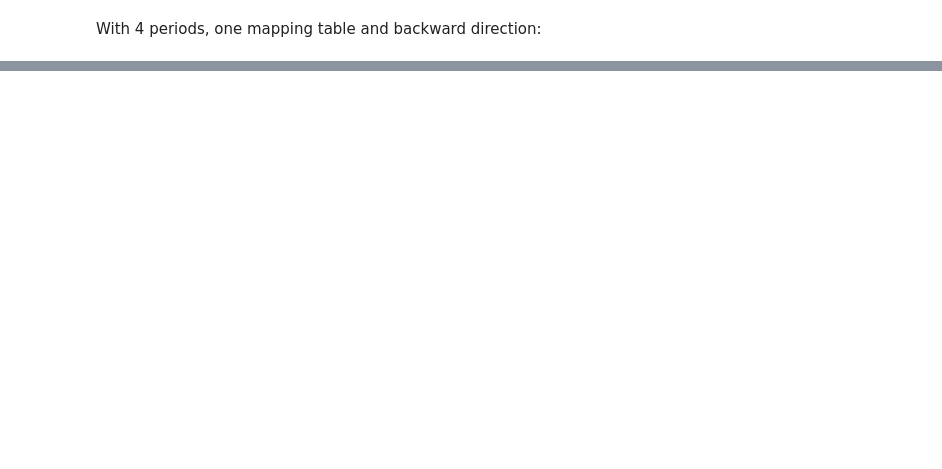
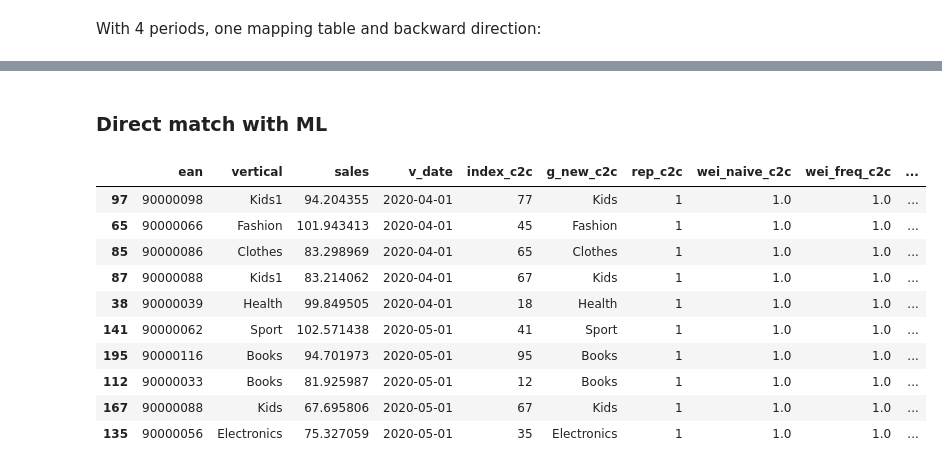
Before and after one commit to Polkas/py-cat2cat, a Jupyter notebook: docs/example.ipynb, the cells around one changed output, grey strips where cells are left out. Drawn from its saved outputs; the diff is of its cells as text; code cells hidden in the pictures; blank space fills up the shorter version.

Commit message:
direct match

```diff
--- a/docs/example.ipynb
+++ b/docs/example.ipynb
@@ -6,9 +19,10 @@ To use `cat2cat` in a project:
 ### Load example data
 # %%
 # cat2cat datasets
-from cat2cat.datasets import load_trans, load_occup
+from cat2cat.datasets import load_trans, load_occup, load_verticals
 trans = load_trans()
 occup = load_occup()
+verticals = load_verticals()
 # %% [markdown]
 ### Low-level functions
 # %%
@@ -147,0 +176,22 @@ The graphs present how the `cat2cat` function (and the underlying procedure) wor
+# %%
+vert_old = verticals.loc[verticals["v_date"] == "2020-04-01", :]
+vert_new = verticals.loc[verticals["v_date"] == "2020-05-01", :]
+
+## extract mapping (transition) table from data using identifier
+trans_v = vert_old.merge(vert_new, on = "ean", how = "inner")\
+.loc[:, ["vertical_x", "vertical_y"]]\
+.drop_duplicates()
+# %%
+data = cat2cat_data(
+  old = vert_old, new = vert_new, id_var = "ean",
+  cat_var_old = "vertical", cat_var_new = "vertical", time_var = "v_date"
+)
+mappings = cat2cat_mappings(trans_v, "backward")
+
+verts = cat2cat(
+  data = data,
+  mappings = mappings
+)
+
+data_final = concat([verts["old"], verts["new"]])
+data_final.groupby(["v_date"]).sample(5)
@@ -147,0 +210,30 @@ The graphs present how the `cat2cat` function (and the underlying procedure) wor
+# %% [markdown]
+### Direct match with ML
+# %%
+ml = cat2cat_ml(
+    vert_old,
+    "vertical",
+    ["sales"],
+    [KNeighborsClassifier()]
+)
+
+verts_ml = cat2cat(
+  data = data,
+  mappings = mappings,
+  ml = ml
+)
+
+data_final = concat([verts_ml["old"], verts_ml["new"]])
+data_final.groupby(["v_date"]).sample(5)
+# %% [output]
+|  | ean | vertical | sales | v_date | index_c2c | g_new_c2c | rep_c2c | wei_naive_c2c | wei_freq_c2c | ... |
+| 97 | 90000098 | Kids1 | 94.204355 | 2020-04-01 | 77 | Kids | 1 | 1.0 | 1.0 | ... |
+| 65 | 90000066 | Fashion | 101.943413 | 2020-04-01 | 45 | Fashion | 1 | 1.0 | 1.0 | ... |
+| 85 | 90000086 | Clothes | 83.298969 | 2020-04-01 | 65 | Clothes | 1 | 1.0 | 1.0 | ... |
+| 87 | 90000088 | Kids1 | 83.214062 | 2020-04-01 | 67 | Kids | 1 | 1.0 | 1.0 | ... |
+| 38 | 90000039 | Health | 99.849505 | 2020-04-01 | 18 | Health | 1 | 1.0 | 1.0 | ... |
+| 141 | 90000062 | Sport | 102.571438 | 2020-05-01 | 41 | Sport | 1 | 1.0 | 1.0 | ... |
+| 195 | 90000116 | Books | 94.701973 | 2020-05-01 | 95 | Books | 1 | 1.0 | 1.0 | ... |
+| 112 | 90000033 | Books | 81.925987 | 2020-05-01 | 12 | Books | 1 | 1.0 | 1.0 | ... |
+| 167 | 90000088 | Kids | 67.695806 | 2020-05-01 | 67 | Kids | 1 | 1.0 | 1.0 | ... |
+| 135 | 90000056 | Electronics | 75.327059 | 2020-05-01 | 35 | Electronics | 1 | 1.0 | 1.0 | ... |
```
Also changed, not shown: parts of 16 cells of this notebook, 12 other files.
